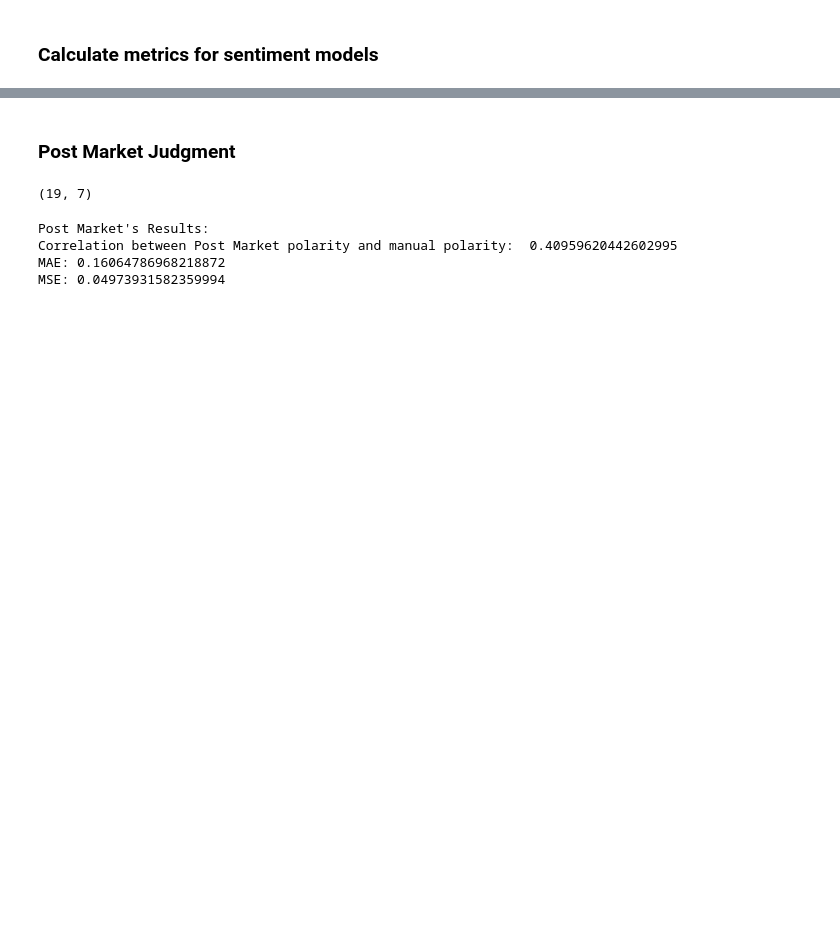
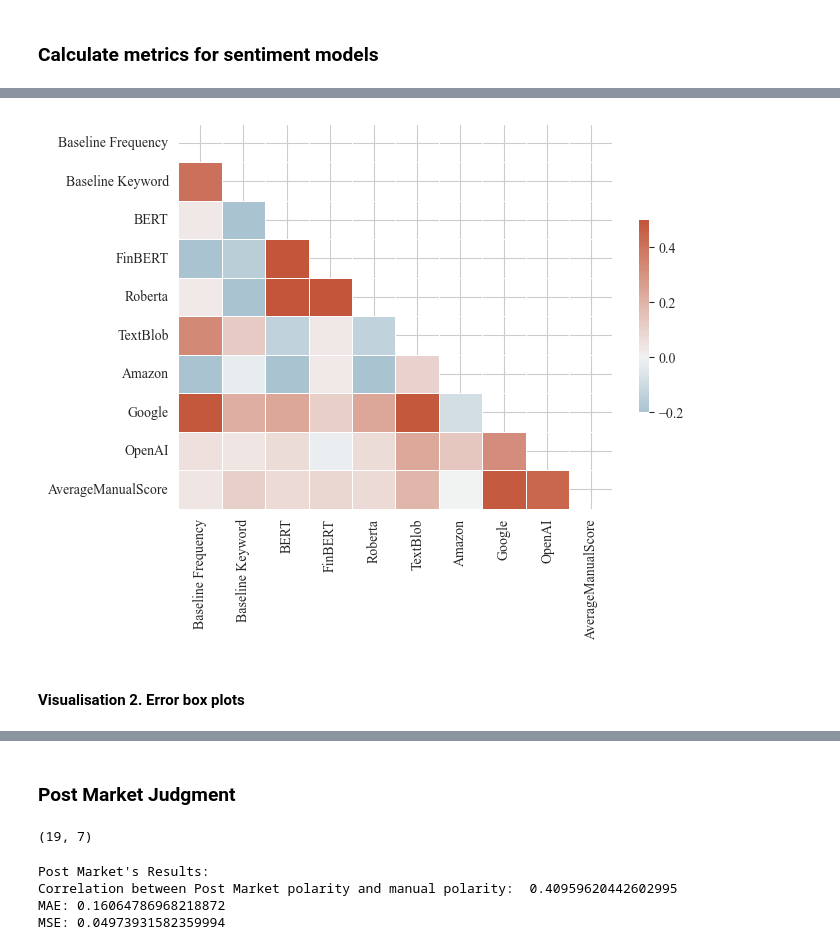
Before and after one commit to amdemin/Financial-Reports-Stock-Prediction, a Jupyter notebook: notebook_evaluation.ipynb, the cells around one changed output, grey strips where cells are left out. Cells and saved outputs as stored; diff of their text form; code cells hidden in the pictures; blank space fills up the shorter version.

```diff
--- a/notebook_evaluation.ipynb
+++ b/notebook_evaluation.ipynb
@@ -117,0 +123,15 @@ predictions_df.head()
+# %%
+# plot correlation matrix
+plt.figure(figsize=(7,5))
+plt.rcParams['font.sans-serif'] = 'Times New Roman'
+corr = predictions_df.corr()
+# creating mask and cmap for correlation matrix
+mask = np.triu(np.ones_like(corr, dtype=bool))
+cmap = sns.diverging_palette(230, 20, as_cmap=True)
+sns.heatmap(corr, mask=mask, cmap=cmap, vmin=-.2, vmax=.5, center=0,
+            square=False, linewidths=.5, cbar_kws={"shrink": .5})
+plt.show()
+# %% [output]
+[figure, added]
+# %% [markdown]
+#### Visualisation 2. Error box plots
```
Also changed, not shown: parts of 24 cells of this notebook, 14 other files.
